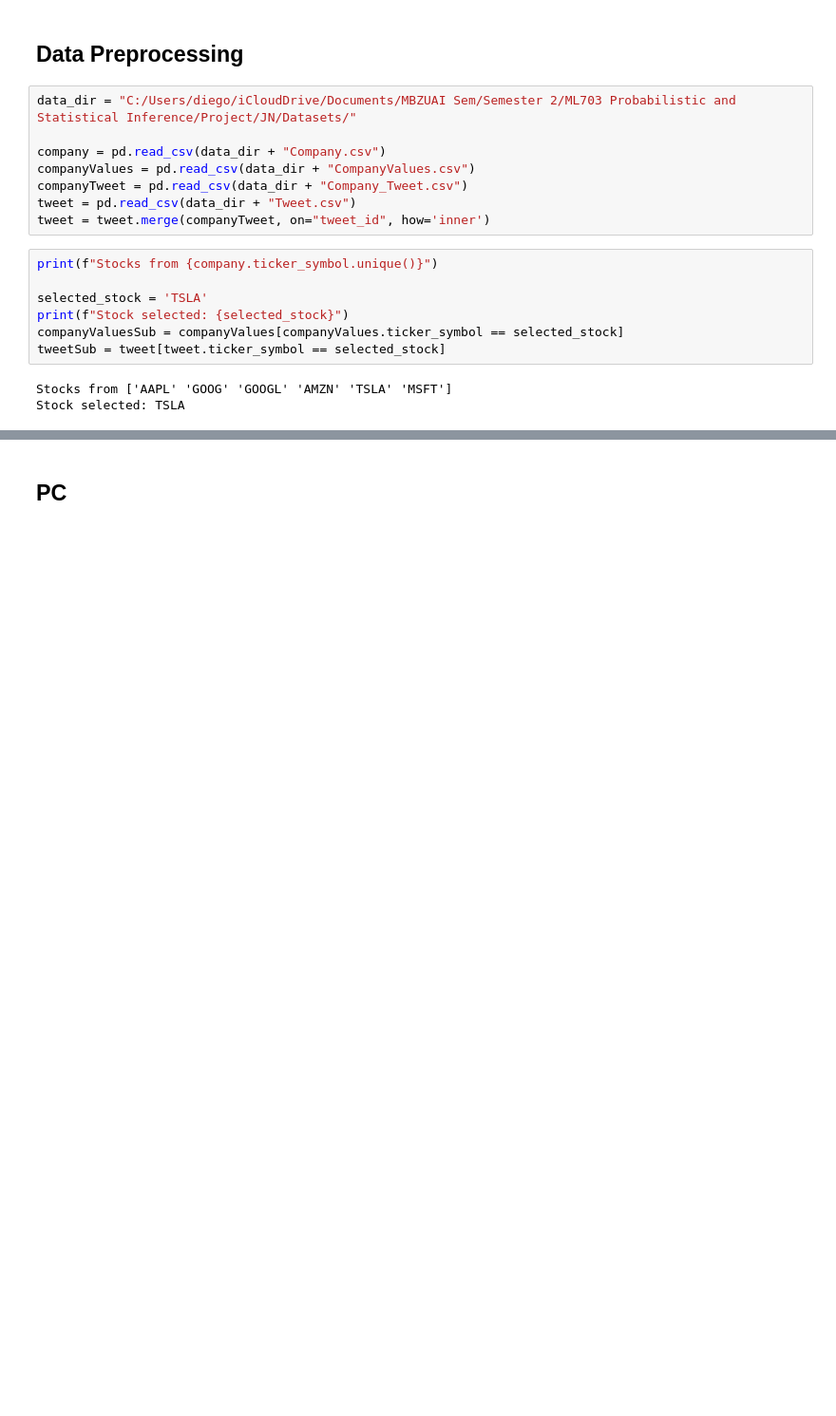
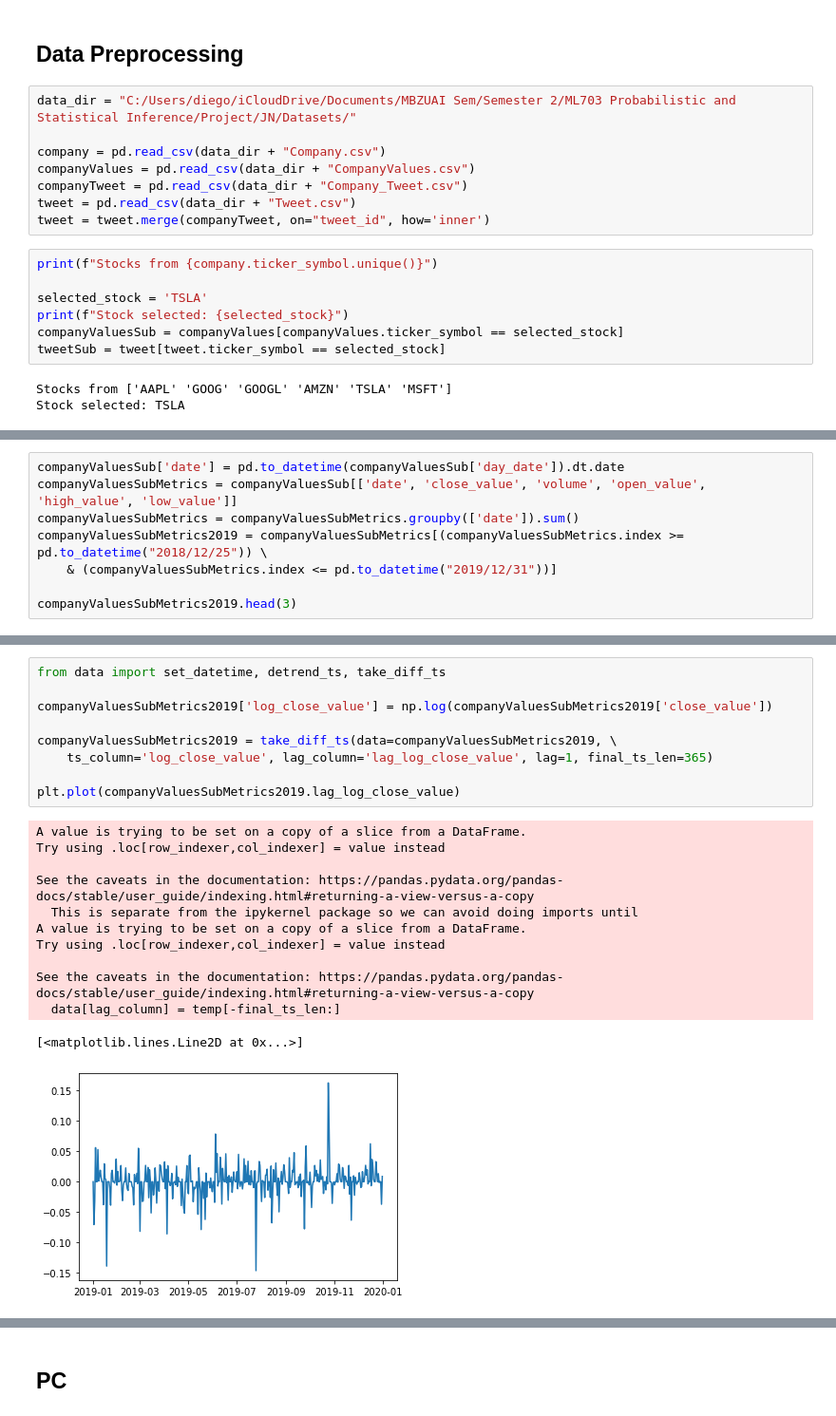
Before and after one commit to dssaenzml/ml703_timeSeriesCausalDiscovery, a Jupyter notebook: Pytrad/stocks_causal_discovery_pytrad.ipynb, the cells around one changed output, grey strips where cells are left out. Shown at 95% size. Cells and saved outputs as stored; diff of their text form; blank space fills up the shorter version.

```diff
--- a/Pytrad/stocks_causal_discovery_pytrad.ipynb
+++ b/Pytrad/stocks_causal_discovery_pytrad.ipynb
@@ -70,0 +153,8 @@ See the caveats in the documentation: https://pandas.pydata.org/pandas-docs/stab
+# %%
+companyValuesSub['date'] = pd.to_datetime(companyValuesSub['day_date']).dt.date
+companyValuesSubMetrics = companyValuesSub[['date', 'close_value', 'volume', 'open_value', 'high_value', 'low_value']]
+companyValuesSubMetrics = companyValuesSubMetrics.groupby(['date']).sum()
+companyValuesSubMetrics2019 = companyValuesSubMetrics[(companyValuesSubMetrics.index >= pd.to_datetime("2018/12/25")) \
+    & (companyValuesSubMetrics.index <= pd.to_datetime("2019/12/31"))]
+
+companyValuesSubMetrics2019.head(3)
@@ -70,0 +172,22 @@ See the caveats in the documentation: https://pandas.pydata.org/pandas-docs/stab
+# %%
+from data import set_datetime, detrend_ts, take_diff_ts
+
+companyValuesSubMetrics2019['log_close_value'] = np.log(companyValuesSubMetrics2019['close_value'])
+
+companyValuesSubMetrics2019 = take_diff_ts(data=companyValuesSubMetrics2019, \
+    ts_column='log_close_value', lag_column='lag_log_close_value', lag=1, final_ts_len=365)
+
+plt.plot(companyValuesSubMetrics2019.lag_log_close_value)
+# %% [output]
+A value is trying to be set on a copy of a slice from a DataFrame.
+Try using .loc[row_indexer,col_indexer] = value instead
+
+See the caveats in the documentation: https://pandas.pydata.org/pandas-docs/stable/user_guide/indexing.html#returning-a-view-versus-a-copy
+  This is separate from the ipykernel package so we can avoid doing imports until
+A value is trying to be set on a copy of a slice from a DataFrame.
+Try using .loc[row_indexer,col_indexer] = value instead
+
+See the caveats in the documentation: https://pandas.pydata.org/pandas-docs/stable/user_guide/indexing.html#returning-a-view-versus-a-copy
+  data[lag_column] = temp[-final_ts_len:]
+[<matplotlib.lines.Line2D at 0x...>]
+[figure, added]
```
Also changed, not shown: parts of 17 cells of this notebook, 2 other files.
